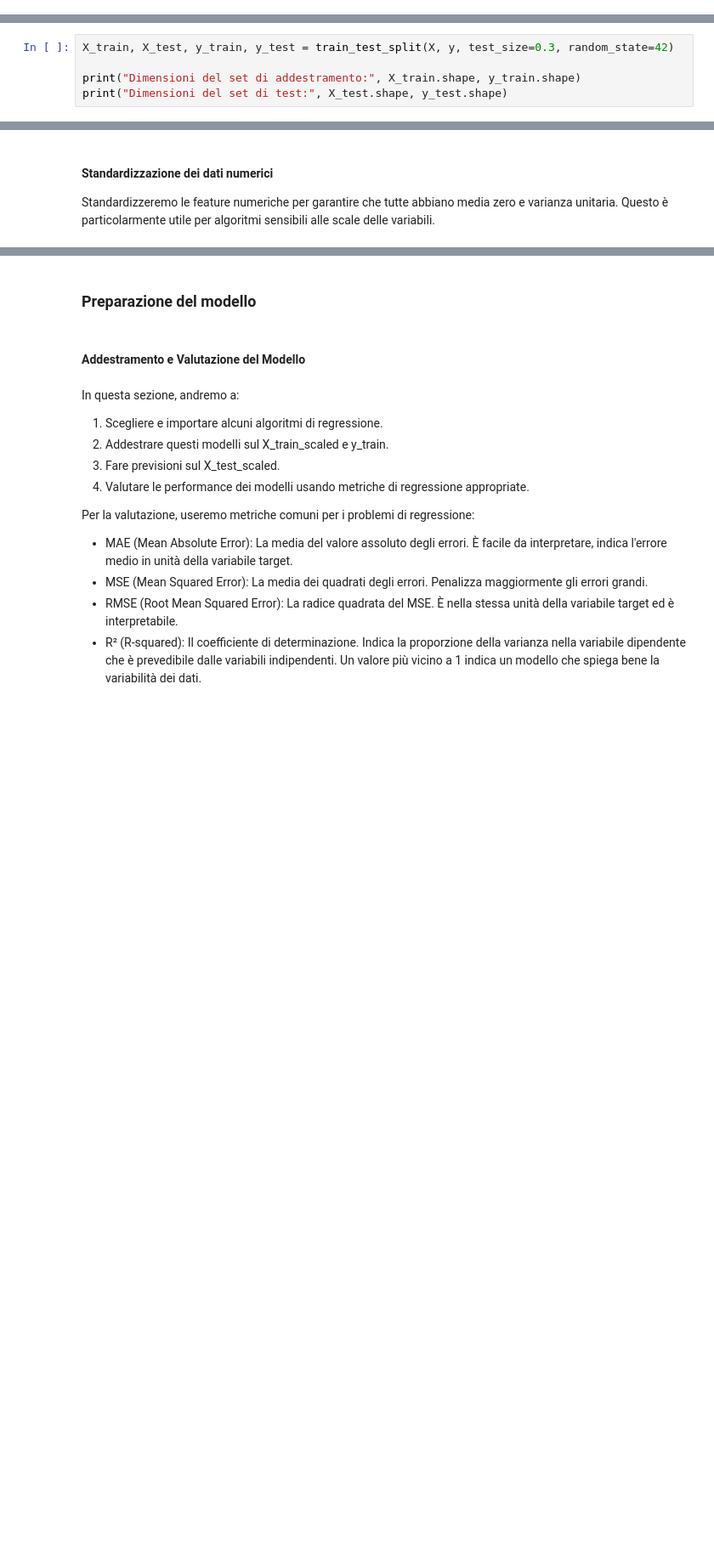
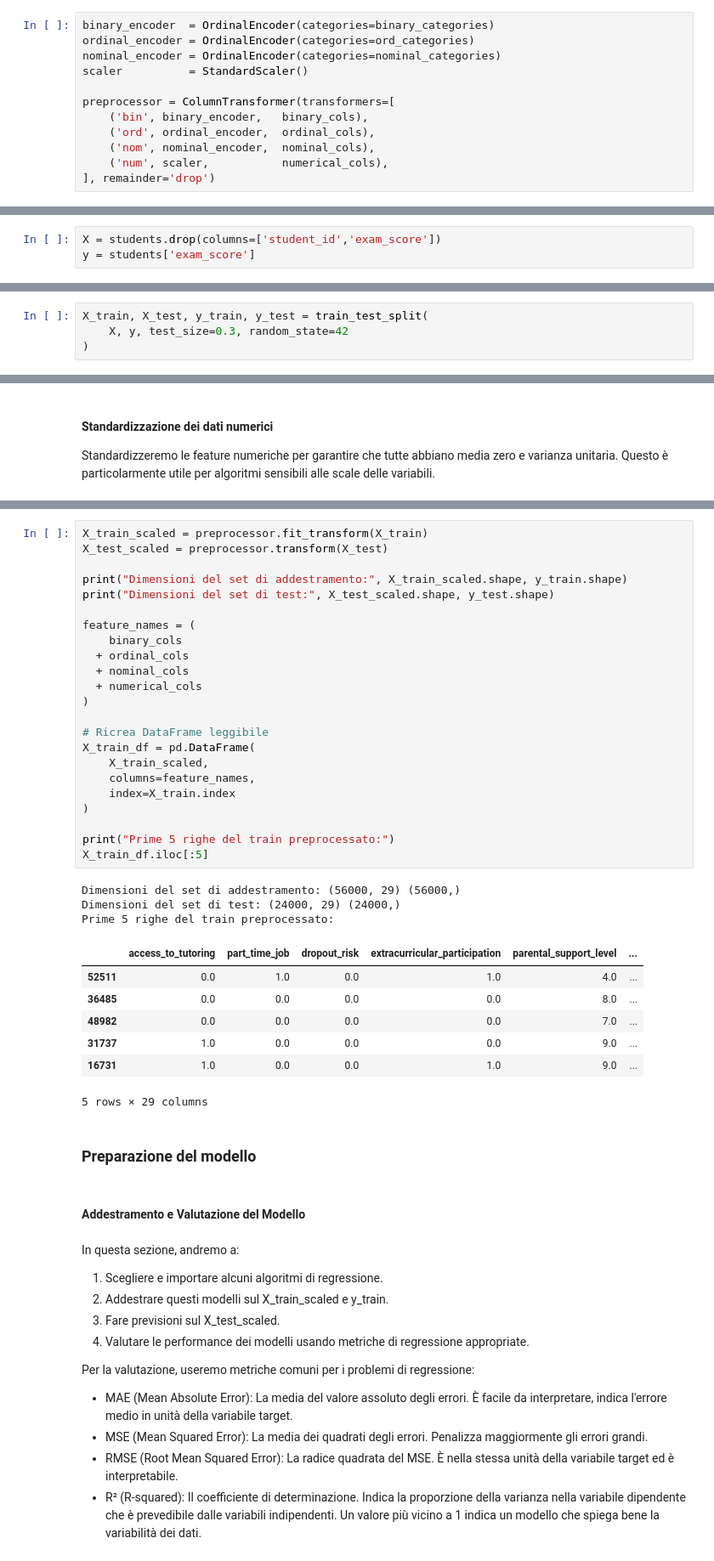
Before and after one commit to FrancescoPazz/Students-Habits-and-Academic-Perfomance, a Jupyter notebook: student_habits_and_academic_performance.ipynb, the cells around one changed output, grey strips where cells are left out. Shown: that part at 85% size. Saved outputs shown, nothing was run; the diff lists cells and outputs as text; blank space fills up the shorter version.

Commit message:
data foramt

```diff
--- a/student_habits_and_academic_performance.ipynb
+++ b/student_habits_and_academic_performance.ipynb
@@ -447,3 +451,15 @@ Colonne dopo One-Hot Encoding:
+# %%
+binary_encoder  = OrdinalEncoder(categories=binary_categories)
+ordinal_encoder = OrdinalEncoder(categories=ord_categories)
+nominal_encoder = OrdinalEncoder(categories=nominal_categories)
+scaler          = StandardScaler()
+
+preprocessor = ColumnTransformer(transformers=[
+    ('bin', binary_encoder,   binary_cols),
+    ('ord', ordinal_encoder,  ordinal_cols),
+    ('nom', nominal_encoder,  nominal_cols),
+    ('num', scaler,           numerical_cols),
+], remainder='drop')
 # %% [markdown]
 #### Selezione delle feature
 Per predire il punteggio d'esame (`exam_score`), selezioneremo le colonne più rilevanti. Escluderemo colonne come `student_id` che non hanno valore predittivo.
@@ -459,8 +466,10 @@ Dimensioni del target: (80000,)
+# %%
+X = students.drop(columns=['student_id','exam_score'])
+y = students['exam_score']
 # %% [markdown]
 #### Suddivisione dei dati
 Divideremo i dati in un set di addestramento (70%) e un set di test (30%) per valutare le performance del modello.
 # %%
-X_train, X_test, y_train, y_test = train_test_split(X, y, test_size=0.3, random_state=42)
-
-print("Dimensioni del set di addestramento:", X_train.shape, y_train.shape)
-print("Dimensioni del set di test:", X_test.shape, y_test.shape)
+X_train, X_test, y_train, y_test = train_test_split(
+    X, y, test_size=0.3, random_state=42
+)
@@ -506,3 +479,37 @@ Esempio di dati standardizzati (prime 5 righe):
+# %%
+X_train_scaled = preprocessor.fit_transform(X_train)
+X_test_scaled = preprocessor.transform(X_test)
+
+print("Dimensioni del set di addestramento:", X_train_scaled.shape, y_train.shape)
+print("Dimensioni del set di test:", X_test_scaled.shape, y_test.shape)
+
+feature_names = (
+    binary_cols
+  + ordinal_cols
+  + nominal_cols
+  + numerical_cols
+)
+
+# Ricrea DataFrame leggibile
+X_train_df = pd.DataFrame(
+    X_train_scaled,
+    columns=feature_names,
+    index=X_train.index
+)
+
+print("Prime 5 righe del train preprocessato:")
+X_train_df.iloc[:5]
+# %% [output]
+Dimensioni del set di addestramento: (56000, 29) (56000,)
+Dimensioni del set di test: (24000, 29) (24000,)
+Prime 5 righe del train preprocessato:
+|  | access_to_tutoring | part_time_job | dropout_risk | extracurricular_participation | parental_support_level | ... |
+| 52511 | 0.0 | 1.0 | 0.0 | 1.0 | 4.0 | ... |
+| 36485 | 0.0 | 0.0 | 0.0 | 0.0 | 8.0 | ... |
+| 48982 | 0.0 | 0.0 | 0.0 | 0.0 | 7.0 | ... |
+| 31737 | 1.0 | 0.0 | 0.0 | 0.0 | 9.0 | ... |
+| 16731 | 1.0 | 0.0 | 0.0 | 1.0 | 9.0 | ... |
+5 rows × 29 columns
 # %% [markdown]
 ### Preparazione del modello
 # %% [markdown]
```
Also changed, not shown: parts of 9 cells of this notebook.
